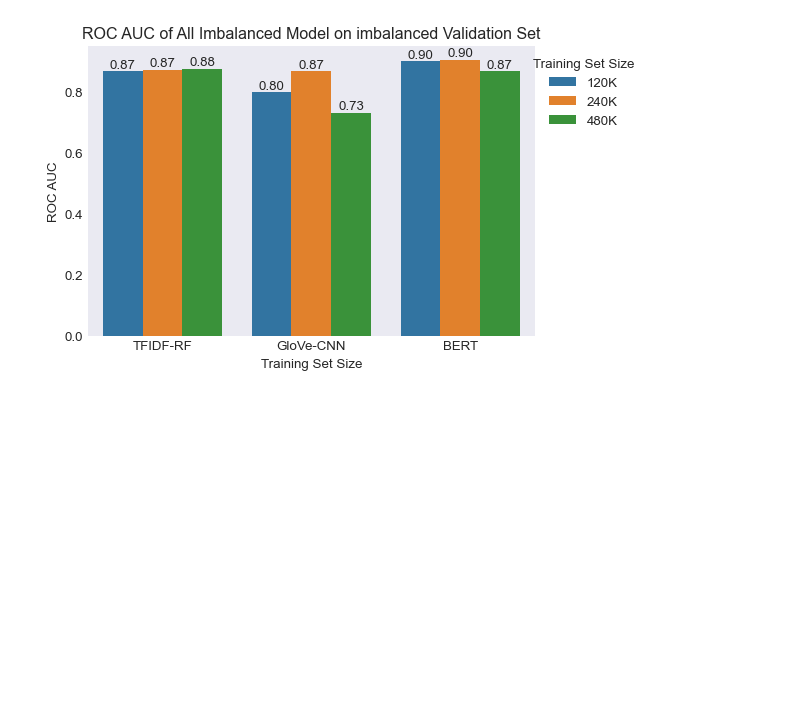
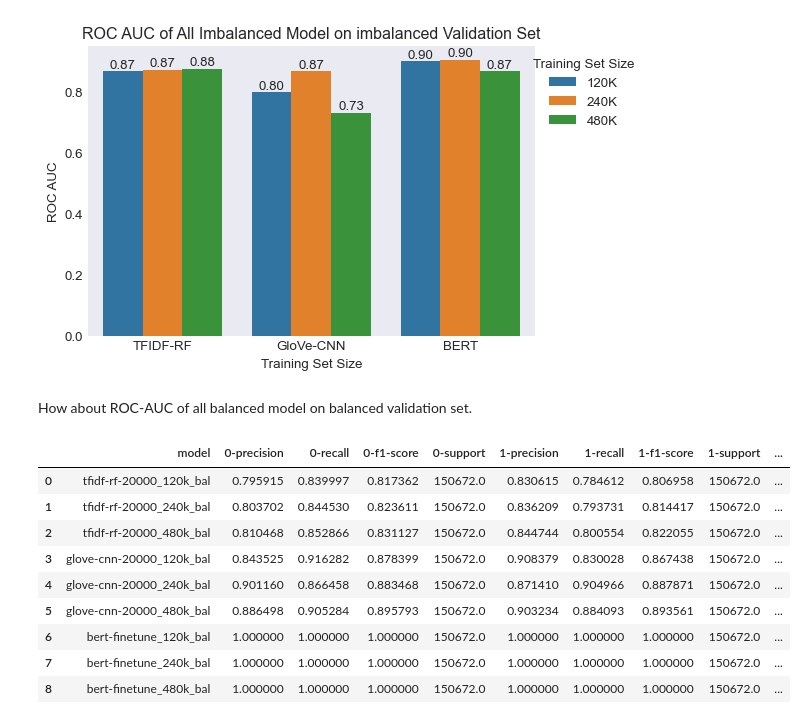
Before and after one commit to JackyLee1230/FYP, a Jupyter notebook: NLP/dev-workspace/sa/evaluation_all.ipynb, the cells around one changed output. Saved outputs shown, nothing was run; the diff lists cells and outputs as text; code cells hidden in the pictures; blank space fills up the shorter version.

```diff
--- a/NLP/dev-workspace/sa/evaluation_all.ipynb
+++ b/NLP/dev-workspace/sa/evaluation_all.ipynb
@@ -1430,3 +1432,25 @@ if SAVE_GRAPHS:
 plt.show()
 # %% [output]
 [figure]
+# %% [markdown]
+How about ROC-AUC of all balanced model on balanced validation set.
+# %%
+list_bal_all_validbal = []
+
+for reports_dict in [tfidf_rf_reports, glove_cnn_reports, bert_reports]:
+    for ind in BAL_INDEXS:
+        list_bal_all_validbal.append(reports_dict['valid_bal'][ind])
+
+df_bal_all_validbal = pd.concat(list_bal_all_validbal, axis=0).drop(columns=['Unnamed: 0']).reset_index(drop=True)
+df_bal_all_validbal
+# %% [output]
+|  | model | 0-precision | 0-recall | 0-f1-score | 0-support | 1-precision | 1-recall | 1-f1-score | 1-support | ... |
+| 0 | tfidf-rf-20000_120k_bal | 0.795915 | 0.839997 | 0.817362 | 150672.0 | 0.830615 | 0.784612 | 0.806958 | 150672.0 | ... |
+| 1 | tfidf-rf-20000_240k_bal | 0.803702 | 0.844530 | 0.823611 | 150672.0 | 0.836209 | 0.793731 | 0.814417 | 150672.0 | ... |
+| 2 | tfidf-rf-20000_480k_bal | 0.810468 | 0.852866 | 0.831127 | 150672.0 | 0.844744 | 0.800554 | 0.822055 | 150672.0 | ... |
+| 3 | glove-cnn-20000_120k_bal | 0.843525 | 0.916282 | 0.878399 | 150672.0 | 0.908379 | 0.830028 | 0.867438 | 150672.0 | ... |
+| 4 | glove-cnn-20000_240k_bal | 0.901160 | 0.866458 | 0.883468 | 150672.0 | 0.871410 | 0.904966 | 0.887871 | 150672.0 | ... |
+| 5 | glove-cnn-20000_480k_bal | 0.886498 | 0.905284 | 0.895793 | 150672.0 | 0.903234 | 0.884093 | 0.893561 | 150672.0 | ... |
+| 6 | bert-finetune_120k_bal | 1.000000 | 1.000000 | 1.000000 | 150672.0 | 1.000000 | 1.000000 | 1.000000 | 150672.0 | ... |
+| 7 | bert-finetune_240k_bal | 1.000000 | 1.000000 | 1.000000 | 150672.0 | 1.000000 | 1.000000 | 1.000000 | 150672.0 | ... |
+| 8 | bert-finetune_480k_bal | 1.000000 | 1.000000 | 1.000000 | 150672.0 | 1.000000 | 1.000000 | 1.000000 | 150672.0 | ... |
```
Also changed, not shown: parts of 3 cells of this notebook, 3 other files.
